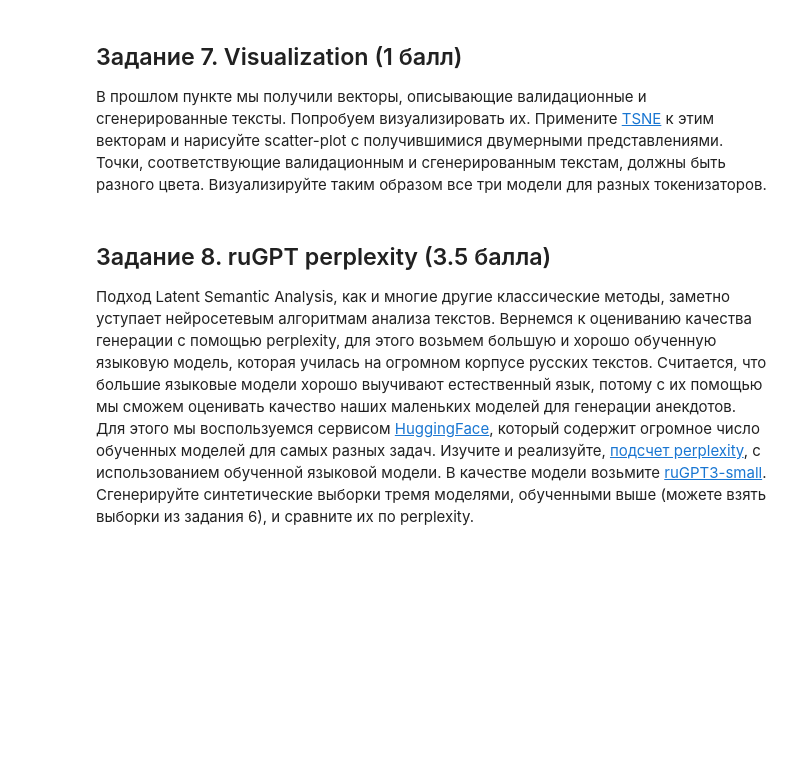
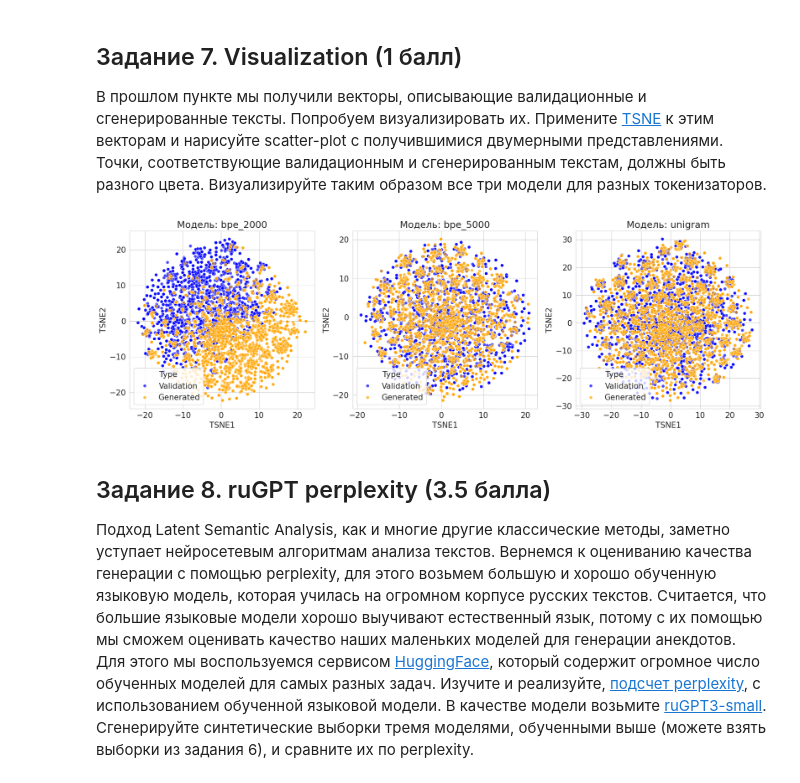
Before and after one commit to arimmean/rnn, a Jupyter notebook: shw-03-rnn.ipynb, the cells around one changed output. Drawn from its saved outputs; the diff is of its cells as text; code cells hidden in the pictures; blank space fills up the shorter version.

```diff
--- a/shw-03-rnn.ipynb
+++ b/shw-03-rnn.ipynb
@@ -383,13 +380,13 @@ from tqdm.notebook import tqdm
 
 def LSA(model: LanguageModel, valid_dataset: TextDataset, n_components: int):
     corpus = []
-    for tokens, length in tqdm(valid_set):
-        corpus.append(valid_set.ids2text(tokens[:length]))
+    for tokens, length in tqdm(valid_dataset):
+        corpus.append(valid_dataset.ids2text(tokens[:length]))
     model.eval()
-    for _ in tqdm(range(len(valid_set))):
+    for _ in tqdm(range(len(valid_dataset))):
         corpus.append(model.inference())
     X = TfidfVectorizer().fit_transform(corpus)
     svd = TruncatedSVD(n_components=n_components, random_state=0).fit(X.T)
-    val_vecs, gen_vecs = svd.components_[:, :len(valid_set)].T, svd.components_[:, len(valid_set):].T
+    val_vecs, gen_vecs = svd.components_[:, :len(valid_dataset)].T, svd.components_[:, len(valid_dataset):].T
     return val_vecs, gen_vecs, np.mean(np.max(cosine_similarity(gen_vecs, val_vecs), axis=1))
 # %%
@@ -404,0 +415,10 @@ np.float64(0.6125746026500551)
+# %%
+train_dataset = TextDataset(data_file='jokes.txt', train=True, sp_model_prefix='unigram', model_type='unigram')
+valid_dataset = TextDataset(data_file='jokes.txt', train=False, sp_model_prefix='unigram', model_type='unigram')
+
+model = LanguageModel(train_dataset, rnn_type=nn.LSTM)
+model.load_state_dict(torch.load('lstm_unigram.pth'))
+model = model.to(device)
+val_vecs, gen_vecs, lsa = LSA(model, valid_dataset, 100)
+stats.append({"Model": "lstm", "tokenization": "unigram", "vocab size": None, "lsa": lsa})
+vectors["unigram"] = [val_vecs, gen_vecs]
@@ -408,6 +435,39 @@ np.float64(0.6125746026500551)
 В прошлом пункте мы получили векторы, описывающие валидационные и сгенерированные тексты. Попробуем визуализировать их. Примените [TSNE](https://scikit-learn.org/stable/modules/generated/sklearn.manifold.TSNE.html) к этим векторам и нарисуйте scatter-plot с получившимися двумерными представлениями. Точки, соответствующие валидационным и сгенерированным текстам, должны быть разного цвета. Визуализируйте таким образом все три модели для разных токенизаторов.
 # %%
 # YOUR CODE HERE (⊃｡•́‿•̀｡)⊃━✿✿✿✿✿✿
+vectors = np.load('vectors.npz')
+# %%
+from sklearn.manifold import TSNE
+import matplotlib.pyplot as plt
+import seaborn as sns
+
+
+n_models = len(vectors)
+fig, axes = plt.subplots(1, n_models, figsize=(6 * n_models, 6), squeeze=False)
+axes = axes[0]
+
+for ax, (model_name, (val_vecs, gen_vecs)) in zip(axes, vectors.items()):
+    val_vecs = val_vecs[np.random.randint(val_vecs.shape[0], size=3000)]
+    gen_vecs = gen_vecs[np.random.randint(gen_vecs.shape[0], size=3000)]
+    combined_vecs = np.vstack([val_vecs, gen_vecs])
+    tsne = TSNE(n_components=2, learning_rate='auto', init="random", max_iter=250, perplexity=50, random_state=1337)
+    tsne_results = tsne.fit_transform(combined_vecs)
+
+    df = pd.DataFrame({
+        'TSNE1': tsne_results[:, 0],
+        'TSNE2': tsne_results[:, 1],
+        'Type': ['Validation'] * val_vecs.shape[0] + ['Generated'] * gen_vecs.shape[0]
+    })
+
+    sns.scatterplot(data=df, x='TSNE1', y='TSNE2', hue='Type',
+                    palette={'Validation': 'blue', 'Generated': 'orange'},
+                    alpha=0.7, ax=ax)
+    ax.set_title(f"Модель: {model_name}")
+
+plt.tight_layout()
+plt.show()
+# %% [output]
+[figure, added]
 # %% [markdown]
 ## Задание 8. ruGPT perplexity (3.5 балла)
 
```
Also changed, not shown: parts of 7 cells of this notebook, 3 other files.
